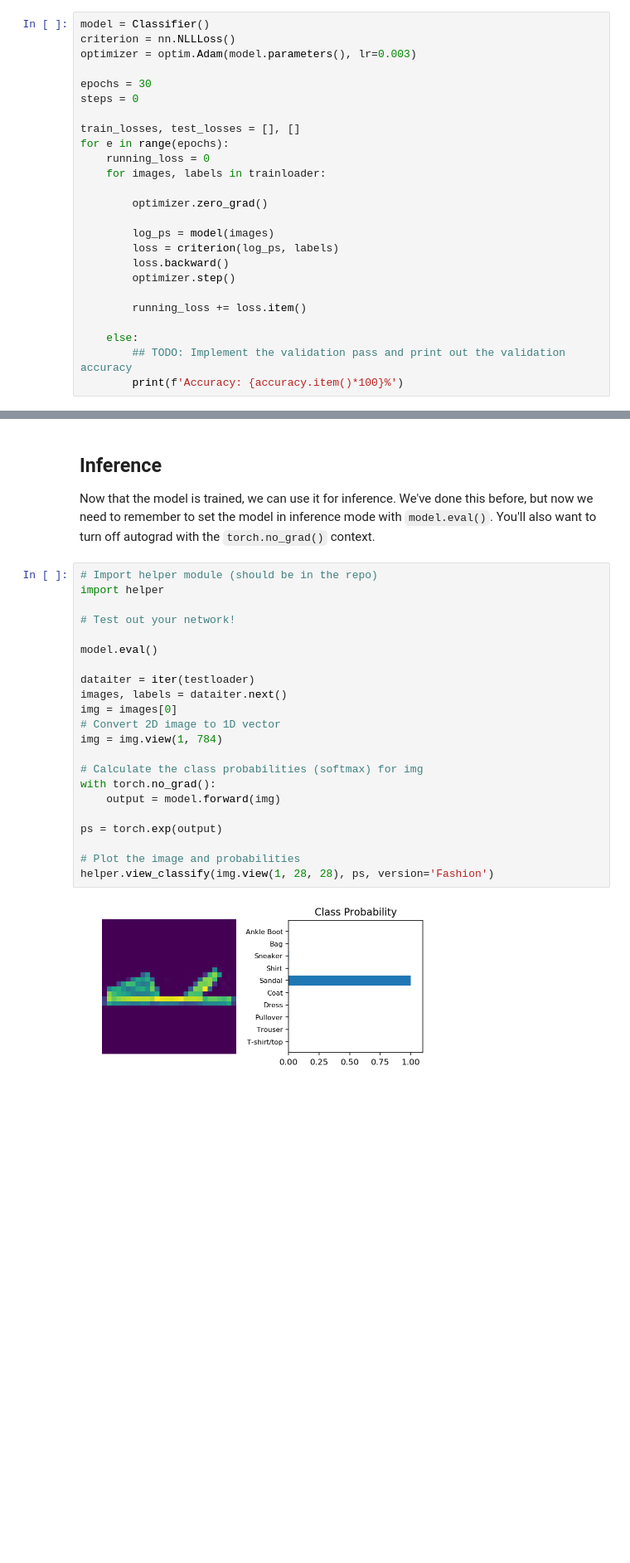
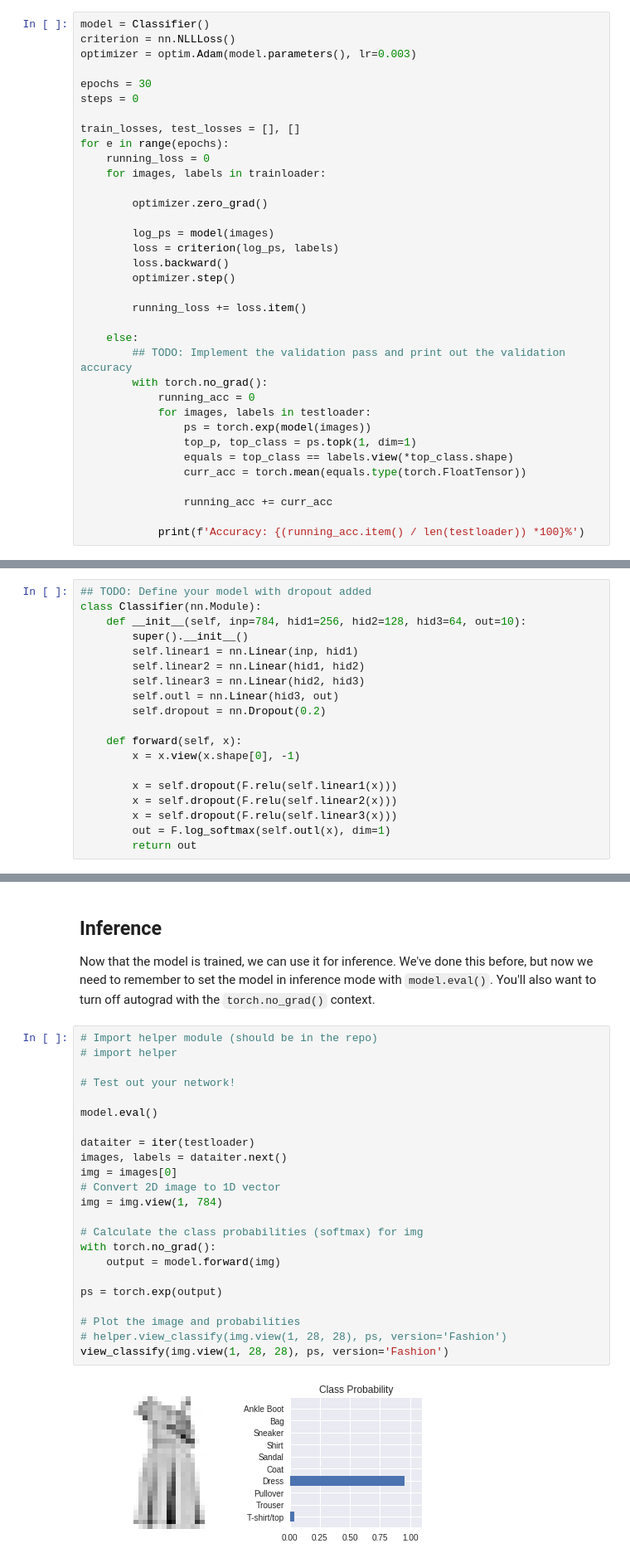
Before and after one commit to iArunava/Intro-to-Deep-Learning-with-Pytorch-Udacity-Solutions, a Jupyter notebook: intro-to-pytorch/Part 5 - Inference and Validation.ipynb, the cells around one changed output, grey strips where cells are left out. Shown at 83% size. Cells and saved outputs as stored; diff of their text form; blank space fills up the shorter version.

```diff
--- a/intro-to-pytorch/Part 5 - Inference and Validation.ipynb
+++ b/intro-to-pytorch/Part 5 - Inference and Validation.ipynb
@@ -138,4 +182,14 @@ for e in range(epochs):
 
     else:
         ## TODO: Implement the validation pass and print out the validation accuracy
-        print(f'Accuracy: {accuracy.item()*100}%')
+        with torch.no_grad():
+            running_acc = 0
+            for images, labels in testloader:
+                ps = torch.exp(model(images))
+                top_p, top_class = ps.topk(1, dim=1)
+                equals = top_class == labels.view(*top_class.shape)
+                curr_acc = torch.mean(equals.type(torch.FloatTensor))
+
+                running_acc += curr_acc
+
+            print(f'Accuracy: {(running_acc.item() / len(testloader)) *100}%')
@@ -201,0 +270,19 @@ model.train()
+# %%
+## TODO: Define your model with dropout added
+class Classifier(nn.Module):
+    def __init__(self, inp=784, hid1=256, hid2=128, hid3=64, out=10):
+        super().__init__()
+        self.linear1 = nn.Linear(inp, hid1)
+        self.linear2 = nn.Linear(hid1, hid2)
+        self.linear3 = nn.Linear(hid2, hid3)
+        self.outl = nn.Linear(hid3, out)
+        self.dropout = nn.Dropout(0.2)
+
+    def forward(self, x):
+        x = x.view(x.shape[0], -1)
+
+        x = self.dropout(F.relu(self.linear1(x)))
+        x = self.dropout(F.relu(self.linear2(x)))
+        x = self.dropout(F.relu(self.linear3(x)))
+        out = F.log_softmax(self.outl(x), dim=1)
+        return out
@@ -205,28 +351,29 @@ model.train()
 Now that the model is trained, we can use it for inference. We've done this before, but now we need to remember to set the model in inference mode with `model.eval()`. You'll also want to turn off autograd with the `torch.no_grad()` context.
 # %%
 # Import helper module (should be in the repo)
-import helper
+# import helper
 
 # Test out your network!
 
 model.eval()
 
 dataiter = iter(testloader)
 images, labels = dataiter.next()
 img = images[0]
 # Convert 2D image to 1D vector
 img = img.view(1, 784)
 
 # Calculate the class probabilities (softmax) for img
 with torch.no_grad():
     output = model.forward(img)
 
 ps = torch.exp(output)
 
 # Plot the image and probabilities
-helper.view_classify(img.view(1, 28, 28), ps, version='Fashion')
+# helper.view_classify(img.view(1, 28, 28), ps, version='Fashion')
+view_classify(img.view(1, 28, 28), ps, version='Fashion')
 # %% [output]
-[figure, old version]
+[figure, new version]
 # %% [markdown]
 ## Next Up!
 
```
Also changed, not shown: parts of 10 cells of this notebook.
